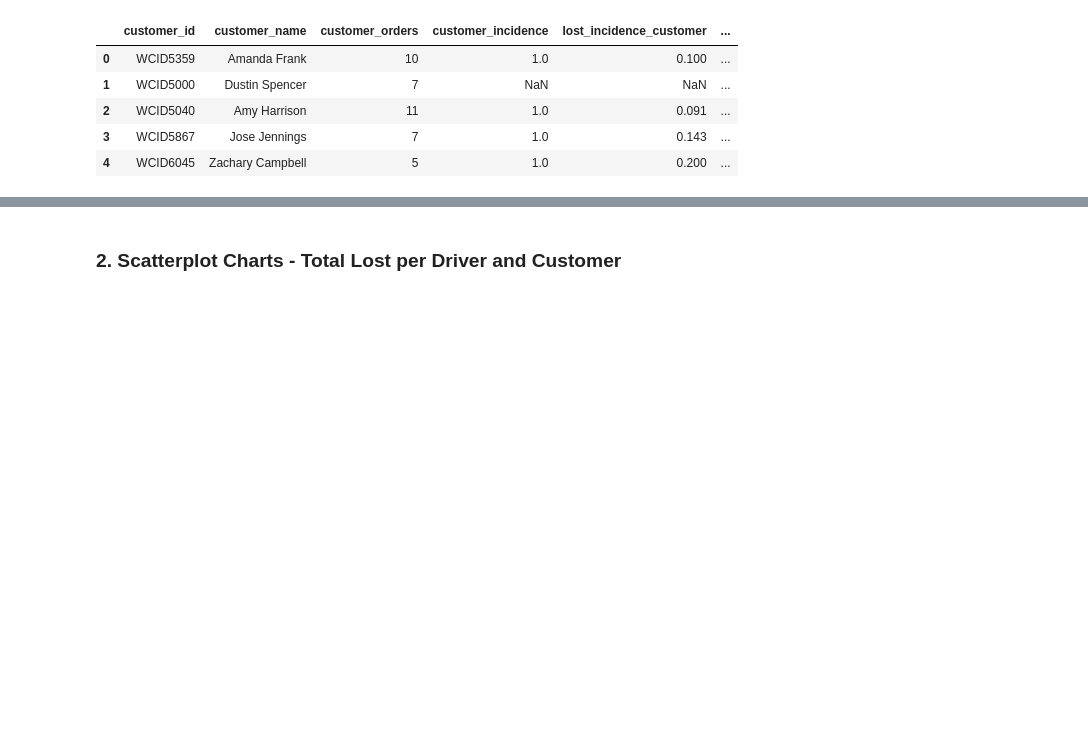
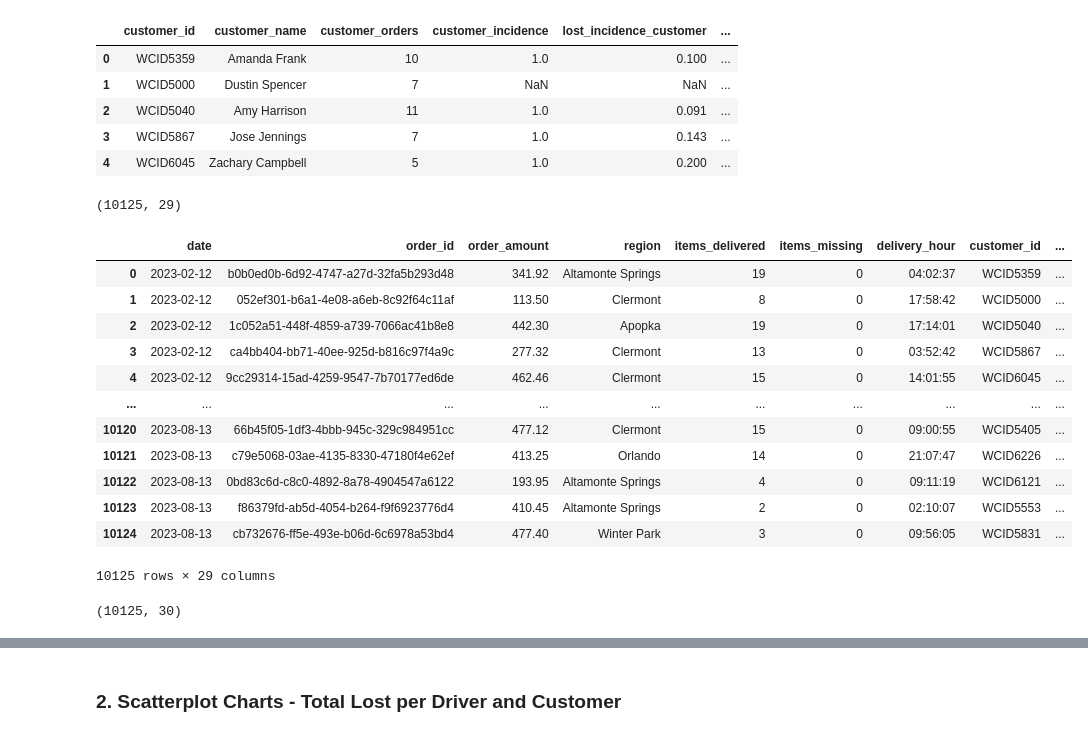
Before and after one commit to Edcysne/Walmart-Project, a Jupyter notebook: first_data_analysis.ipynb, the cells around one changed output, grey strips where cells are left out. Cells and saved outputs as stored; diff of their text form; code cells hidden in the pictures; blank space fills up the shorter version.

```diff
--- a/first_data_analysis.ipynb
+++ b/first_data_analysis.ipynb
@@ -657,7 +657,7 @@ See the caveats in the documentation: https://pandas.pydata.org/pandas-docs/stab
 | 3 | WCID5867 | Jose Jennings | 7 | 1.0 | 0.143 | ... |
 | 4 | WCID6045 | Zachary Campbell | 5 | 1.0 | 0.200 | ... |
 # %%
-df_critical_customers['critical?'] = df_critical_customers['incidence_indicator_1'] + df_critical_customers['total_lost_indicator_2'] + df_critical_customers['ticket_indicator_3']
+df_critical_customers['critical_customer?'] = df_critical_customers['incidence_indicator_1'] + df_critical_customers['total_lost_indicator_2'] + df_critical_customers['ticket_indicator_3']
 # %% [output]
 A value is trying to be set on a copy of a slice from a DataFrame.
 Try using .loc[row_indexer,col_indexer] = value instead
@@ -667,6 +667,6 @@ See the caveats in the documentation: https://pandas.pydata.org/pandas-docs/stab
 # %%
 Segmentation = lambda x: 'Low' if x == 1 else('Medium' if x == 2 else('High' if x == 3 else 'No Data'))
-df_critical_customers['critical?'] = df_critical_customers['critical?'].apply(Segmentation)
+df_critical_customers['critical_customer?'] = df_critical_customers['critical_customer?'].apply(Segmentation)
 df_critical_customers.head()
 # %% [output]
 A value is trying to be set on a copy of a slice from a DataFrame.
@@ -876,3 +876,31 @@ df_critical_customers.head()
 | 2 | WCID5040 | Amy Harrison | 11 | 1.0 | 0.091 | ... |
 | 3 | WCID5867 | Jose Jennings | 7 | 1.0 | 0.143 | ... |
 | 4 | WCID6045 | Zachary Campbell | 5 | 1.0 | 0.200 | ... |
+# %%
+rightcusto = df_critical_customers[['customer_id','critical_customer?']].drop_duplicates('customer_id')
+df_nodup = df_nodup.merge(rightcusto, on='customer_id',how='left')
+df_nodup.shape
+# %% [output]
+(10125, 29)
+# %%
+df_nodup.rename(columns={'critical_customer?_x': 'critical_customer?'})
+# %% [output]
+|  | date | order_id | order_amount | region | items_delivered | items_missing | delivery_hour | customer_id | ... |
+| 0 | 2023-02-12 | b0b0ed0b-6d92-4747-a27d-32fa5b293d48 | 341.92 | Altamonte Springs | 19 | 0 | 04:02:37 | WCID5359 | ... |
+| 1 | 2023-02-12 | 052ef301-b6a1-4e08-a6eb-8c92f64c11af | 113.50 | Clermont | 8 | 0 | 17:58:42 | WCID5000 | ... |
+| 2 | 2023-02-12 | 1c052a51-448f-4859-a739-7066ac41b8e8 | 442.30 | Apopka | 19 | 0 | 17:14:01 | WCID5040 | ... |
+| 3 | 2023-02-12 | ca4bb404-bb71-40ee-925d-b816c97f4a9c | 277.32 | Clermont | 13 | 0 | 03:52:42 | WCID5867 | ... |
+| 4 | 2023-02-12 | 9cc29314-15ad-4259-9547-7b70177ed6de | 462.46 | Clermont | 15 | 0 | 14:01:55 | WCID6045 | ... |
+| ... | ... | ... | ... | ... | ... | ... | ... | ... | ... |
+| 10120 | 2023-08-13 | 66b45f05-1df3-4bbb-945c-329c984951cc | 477.12 | Clermont | 15 | 0 | 09:00:55 | WCID5405 | ... |
+| 10121 | 2023-08-13 | c79e5068-03ae-4135-8330-47180f4e62ef | 413.25 | Orlando | 14 | 0 | 21:07:47 | WCID6226 | ... |
+| 10122 | 2023-08-13 | 0bd83c6d-c8c0-4892-8a78-4904547a6122 | 193.95 | Altamonte Springs | 4 | 0 | 09:11:19 | WCID6121 | ... |
+| 10123 | 2023-08-13 | f86379fd-ab5d-4054-b264-f9f6923776d4 | 410.45 | Altamonte Springs | 2 | 0 | 02:10:07 | WCID5553 | ... |
+| 10124 | 2023-08-13 | cb732676-ff5e-493e-b06d-6c6978a53bd4 | 477.40 | Winter Park | 3 | 0 | 09:56:05 | WCID5831 | ... |
+10125 rows × 29 columns
+# %%
+rightdriv = df_critical_drivers[['driver_id','critical_driver?']].drop_duplicates('driver_id')
+df_nodup = df_nodup.merge(rightdriv, on='driver_id',how='left')
+df_nodup.shape
+# %% [output]
+(10125, 30)
```
Also changed, not shown: parts of 9 cells of this notebook.
